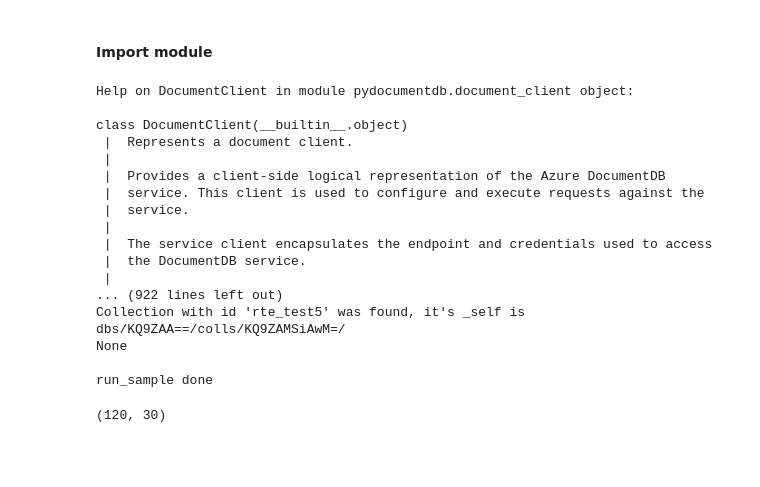
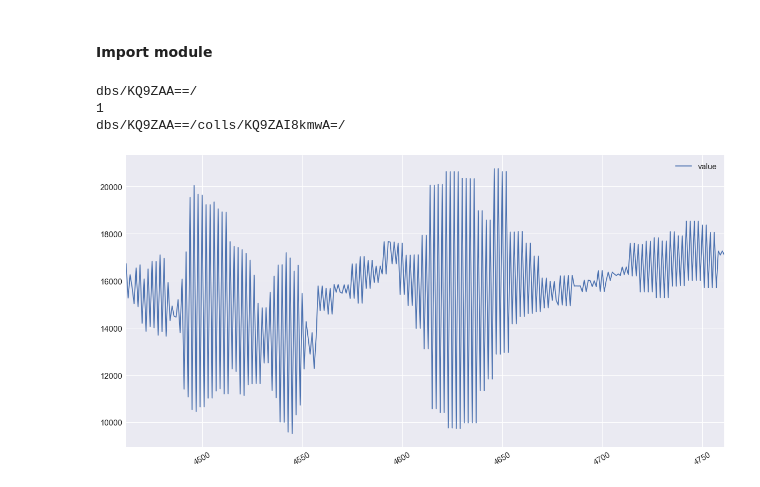
Before and after one commit to mathiaHa/MA-Analysis, a Jupyter notebook: Analysis/CosmosDB_Analysis.ipynb, the cells around one changed output. Cells and saved outputs as stored; diff of their text form; code cells hidden in the pictures; blank space fills up the shorter version.

Commit message:
update Download RTE Cosmos

```diff
--- a/Analysis/CosmosDB_Analysis.ipynb
+++ b/Analysis/CosmosDB_Analysis.ipynb
@@ -18,33 +20,46 @@ import tools.screensize as ssize
-# %%
-with colt.IDisposable(document_client.DocumentClient(cfg.settings.host, {'masterKey': cfg.settings.master_key} )) as client:
-    try:
-
-        print colt.CollectionManagement.list_collections(client, cfg.settings.database_id)
-        print colt.CollectionManagement.read_collection(client, cfg.settings.collection_id,cfg.settings.database_id)
-    except errors.HTTPFailure as e:
-        print('\nrun_sample has caught an error. {0}'.format(e.message))
-
-    finally:
-        print("\nrun_sample done")
-# %% [output]
-Help on DocumentClient in module pydocumentdb.document_client object:
-
-class DocumentClient(__builtin__.object)
- |  Represents a document client.
- |
- |  Provides a client-side logical representation of the Azure DocumentDB
- |  service. This client is used to configure and execute requests against the
- |  service.
- |
- |  The service client encapsulates the endpoint and credentials used to access
- |  the DocumentDB service.
- |
-... (922 lines left out)
-Collection with id 'rte_test5' was found, it's _self is dbs/KQ9ZAA==/colls/KQ9ZAMSiAwM=/
-None
-
-run_sample done
-# %%
-print ssize.get_terminal_size()
-# %% [output]
-(120, 30)
+# %%
+feedoptions = {
+    'SSLCertFile':'C:\Users\hauretouze_m\AppData\Roaming\Microsoft\Windows\Start Menu\Programs\Azure Cosmos DB Emulator\documentdbemulatorcert.cer'
+}
+
+client = document_client.DocumentClient(cfg.settings.host, {'masterKey': cfg.settings.master_key})
+db_query = "select * from r where r.id = '{0}'".format(cfg.settings.database_id)
+db = list(client.QueryDatabases(db_query, options = feedoptions))[0]
+db_link = db['_self']
+
+print db_link
+
+coll_query = "select * from r where r.id = '{0}'".format(cfg.settings.collection_id)
+coll = list(client.QueryCollections(db_link, coll_query, options = feedoptions))
+
+print len(coll)
+
+coll_link = coll[0]['_self']
+
+print(coll_link)
+
+try:
+    res ="accepted_offers"
+    doc_query = "select * from c where c.resourcename = '{0}'".format(res)
+    docs = list(client.QueryDocuments(coll_link, doc_query, options = feedoptions))
+except errors.DocumentDBError as e:
+    if e.status_code == 404:
+        print e
+    else:
+        print e
+
+#print list(docs)
+# %% [output]
+dbs/KQ9ZAA==/
+1
+dbs/KQ9ZAA==/colls/KQ9ZAI8kmwA=/
+# %%
+d = docs[6]
+dt = pd.DataFrame.from_dict(d["data"])
+
+dt.loc[dt.type == "RR"][0:300].plot(figsize=(20,10),fontsize=15)
+plt.xticks(rotation=30,fontsize=15)
+plt.legend(fontsize=15)
+plt.show()
+# %% [output]
+[figure, added]
```
Also changed, not shown: parts of 2 cells of this notebook, 4 other files.
